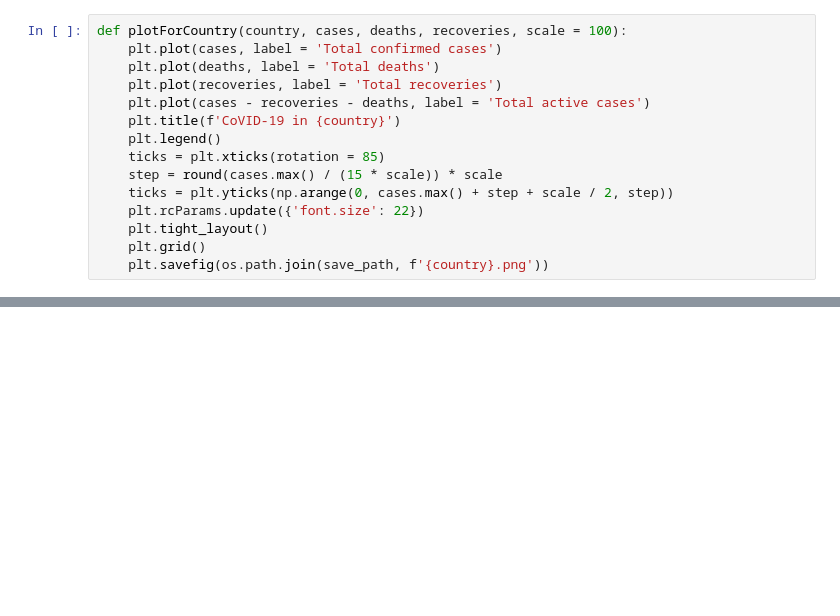
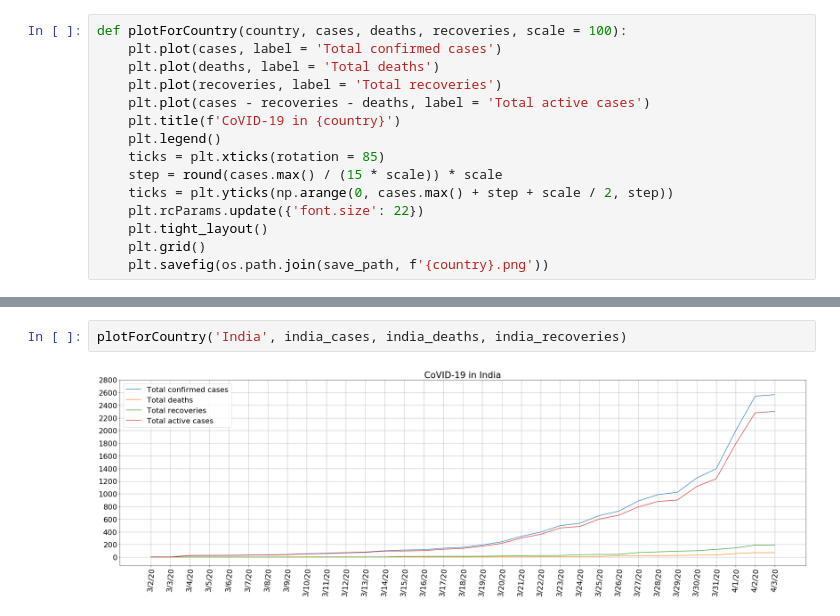
Before and after one commit to eehitray/CoVID-19-graphs, a Jupyter notebook: CoVID-19-overall-graphs.ipynb, the cells around one changed output, grey strips where cells are left out. Drawn from its saved outputs; the diff is of its cells as text; blank space fills up the shorter version.

```diff
--- a/CoVID-19-overall-graphs.ipynb
+++ b/CoVID-19-overall-graphs.ipynb
@@ -103,0 +110,4 @@ plotForCountry('the world', world_cases, world_deaths, world_recoveries)
+# %%
+plotForCountry('India', india_cases, india_deaths, india_recoveries)
+# %% [output]
+[figure, added]
```
Also changed, not shown: parts of 7 cells of this notebook, 15 other files.
